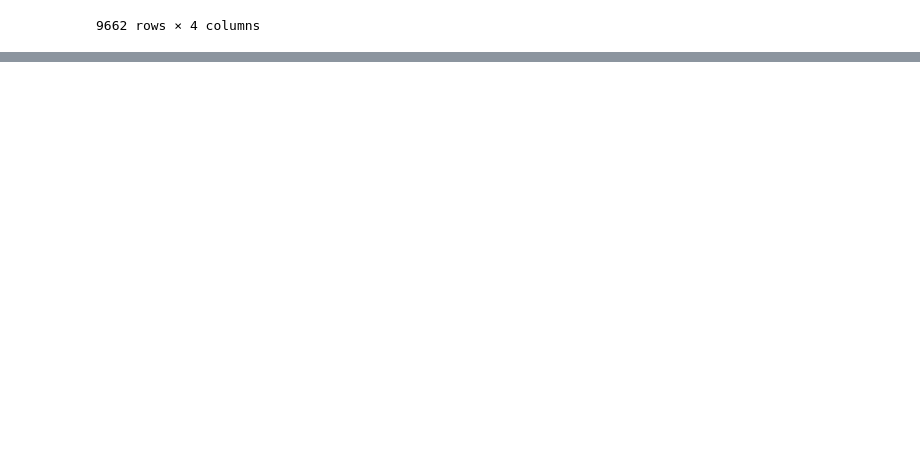
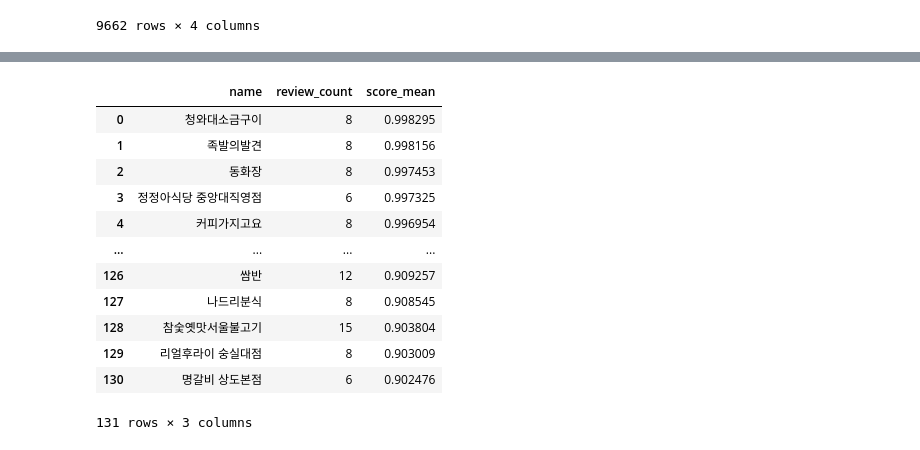
Before and after one commit to dbwlgns15/FOOD_FINDER, a Jupyter notebook: FOOD_FINDER_감성분석후맛집추천.ipynb, the cells around one changed output, grey strips where cells are left out. Cells and saved outputs as stored; diff of their text form; code cells hidden in the pictures; blank space fills up the shorter version.

```diff
--- a/FOOD_FINDER_감성분석후맛집추천.ipynb
+++ b/FOOD_FINDER_감성분석후맛집추천.ipynb
@@ -138,0 +144,17 @@ df
+# %%
+df2 = df[df['review_count'] > 4][df['score_mean'] > 0.9].sort_values(by='score_mean',ascending=False).reset_index(drop=True)
+print('리뷰 스코어 상위데이터 크기:',df2.shape)
+# %% [output]
+|  | name | review_count | score_mean |
+| 0 | 청와대소금구이 | 8 | 0.998295 |
+| 1 | 족발의발견 | 8 | 0.998156 |
+| 2 | 동화장 | 8 | 0.997453 |
+| 3 | 정정아식당 중앙대직영점 | 6 | 0.997325 |
+| 4 | 커피가지고요 | 8 | 0.996954 |
+| ... | ... | ... | ... |
+| 126 | 쌈반 | 12 | 0.909257 |
+| 127 | 나드리분식 | 8 | 0.908545 |
+| 128 | 참숯옛맛서울불고기 | 15 | 0.903804 |
+| 129 | 리얼후라이 숭실대점 | 8 | 0.903009 |
+| 130 | 명갈비 상도본점 | 6 | 0.902476 |
+131 rows × 3 columns
```
Also changed, not shown: parts of 3 cells of this notebook, 5 other files.
